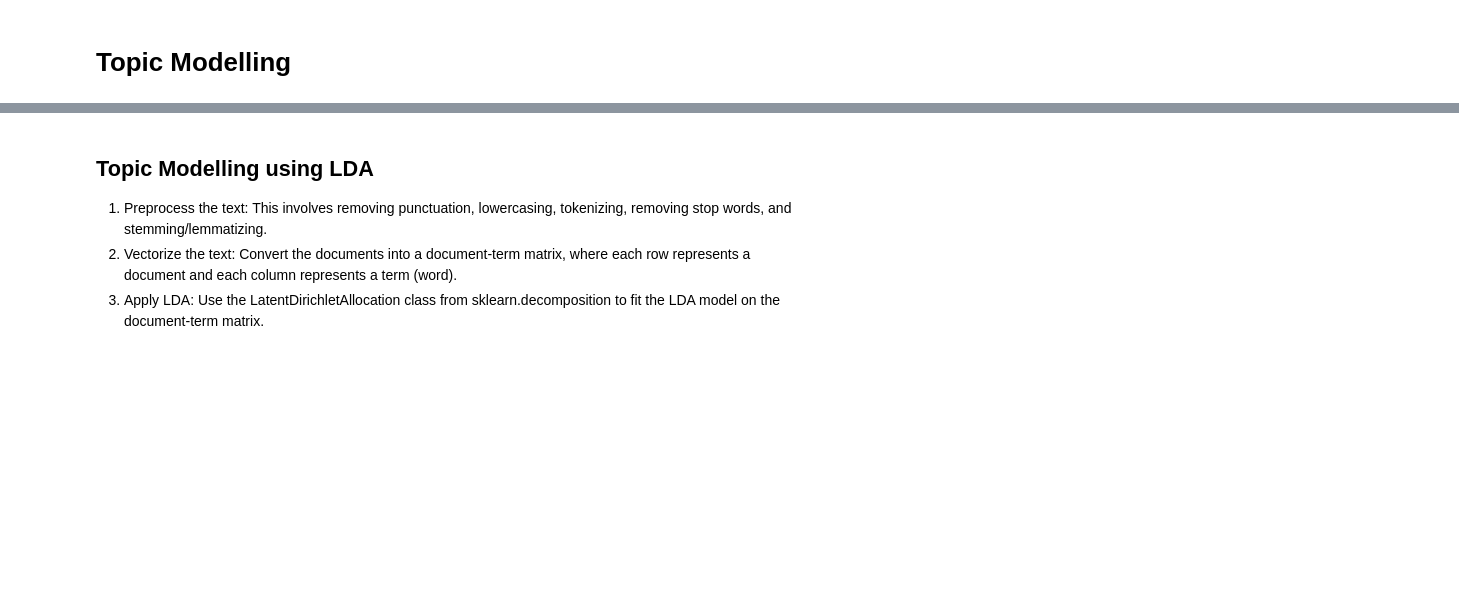
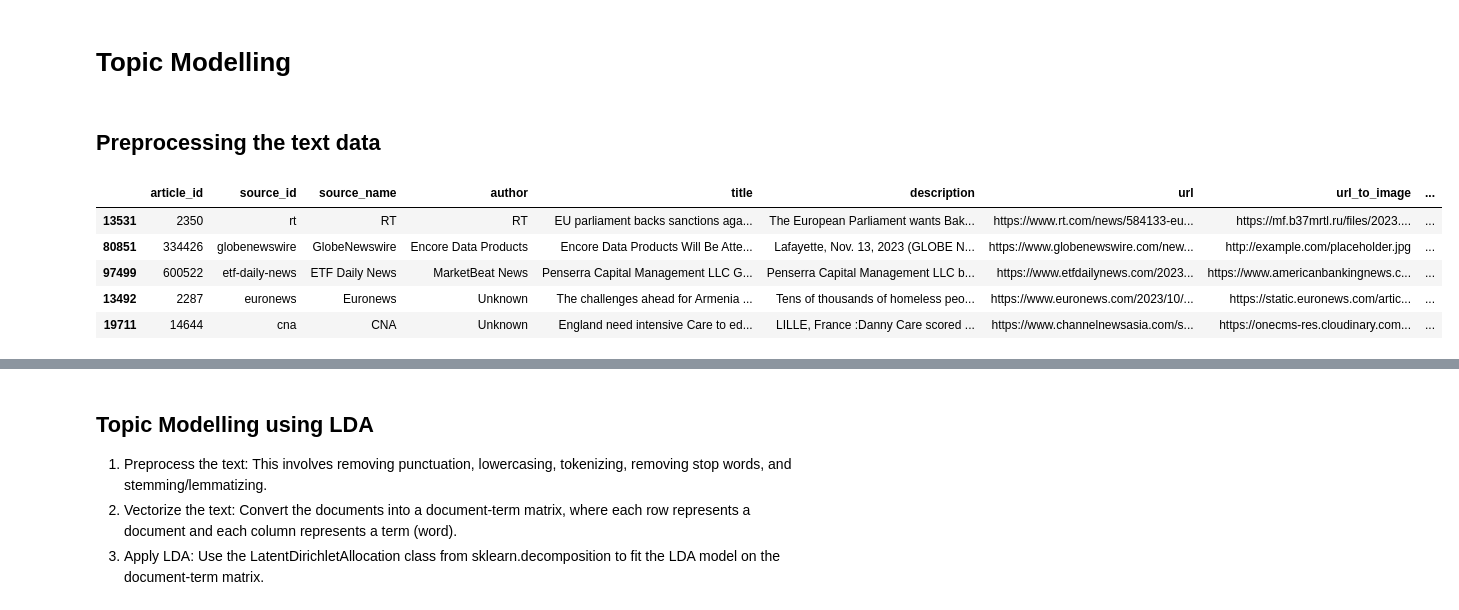
Before and after one commit to hillaryke/news_correlation_10ac_week0, a Jupyter notebook: notebooks/task_2_MLOPs_sentiment_analysis.ipynb, the cells around one changed output, grey strips where cells are left out. Saved outputs shown, nothing was run; the diff lists cells and outputs as text; code cells hidden in the pictures; blank space fills up the shorter version.

```diff
--- a/notebooks/task_2_MLOPs_sentiment_analysis.ipynb
+++ b/notebooks/task_2_MLOPs_sentiment_analysis.ipynb
@@ -538,3 +564,5 @@ topics, probs = topic_model.fit_transform(docs)
 topic_overview = topic_model.get_topic_info(), freq.head(5)
 # %% [markdown]
 # Topic Modelling
+# %% [markdown]
+## Preprocessing the text data
@@ -540,0 +575,9 @@ topic_overview = topic_model.get_topic_info(), freq.head(5)
+# %%
+news_data_sample.head()
+# %% [output]
+|  | article_id | source_id | source_name | author | title | description | url | url_to_image | ... |
+| 13531 | 2350 | rt | RT | RT | EU parliament backs sanctions aga... | The European Parliament wants Bak... | https://www.rt.com/news/584133-eu... | https://mf.b37mrtl.ru/files/2023.... | ... |
+| 80851 | 334426 | globenewswire | GlobeNewswire | Encore Data Products | Encore Data Products Will Be Atte... | Lafayette, Nov. 13, 2023 (GLOBE N... | https://www.globenewswire.com/new... | http://example.com/placeholder.jpg | ... |
+| 97499 | 600522 | etf-daily-news | ETF Daily News | MarketBeat News | Penserra Capital Management LLC G... | Penserra Capital Management LLC b... | https://www.etfdailynews.com/2023... | https://www.americanbankingnews.c... | ... |
+| 13492 | 2287 | euronews | Euronews | Unknown | The challenges ahead for Armenia ... | Tens of thousands of homeless peo... | https://www.euronews.com/2023/10/... | https://static.euronews.com/artic... | ... |
+| 19711 | 14644 | cna | CNA | Unknown | England need intensive Care to ed... | LILLE, France :Danny Care scored ... | https://www.channelnewsasia.com/s... | https://onecms-res.cloudinary.com... | ... |
```
Also changed, not shown: parts of 12 cells of this notebook.
